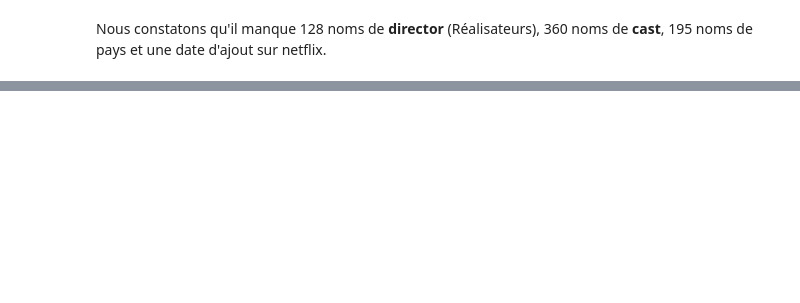
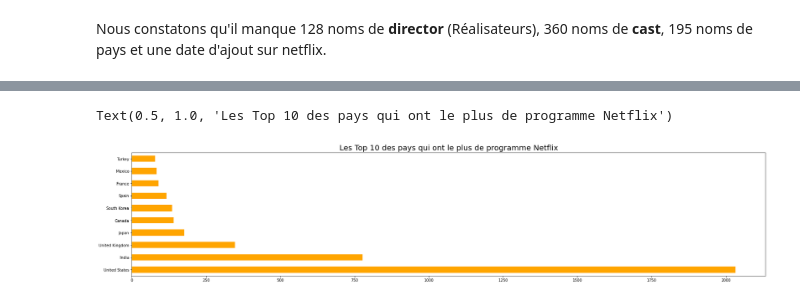
Before and after one commit to Moussa976/eval_python, a Jupyter notebook: netflix_data.ipynb, the cells around one changed output, grey strips where cells are left out. Saved outputs shown, nothing was run; the diff lists cells and outputs as text; code cells hidden in the pictures; blank space fills up the shorter version.

```diff
--- a/netflix_data.ipynb
+++ b/netflix_data.ipynb
@@ -229,5 +299,8 @@ Dans cette partie, nous allons analysé les données dans les différents pays.
 # %%
 # Les Top 10 des pays qui ont le plus de programme Netflix
-plt.figure(figsize=(30,10))
-data['country'].value_counts()[:10].plot(kind="barh")
+plt.figure(figsize=(30,6))
+data['country'].value_counts()[:10].plot(kind="barh", color="orange")
 plt.title('Les Top 10 des pays qui ont le plus de programme Netflix', size=20)
+# %% [output]
+Text(0.5, 1.0, 'Les Top 10 des pays qui ont le plus de programme Netflix')
+[figure, added]
```
Also changed, not shown: parts of 24 cells of this notebook.
